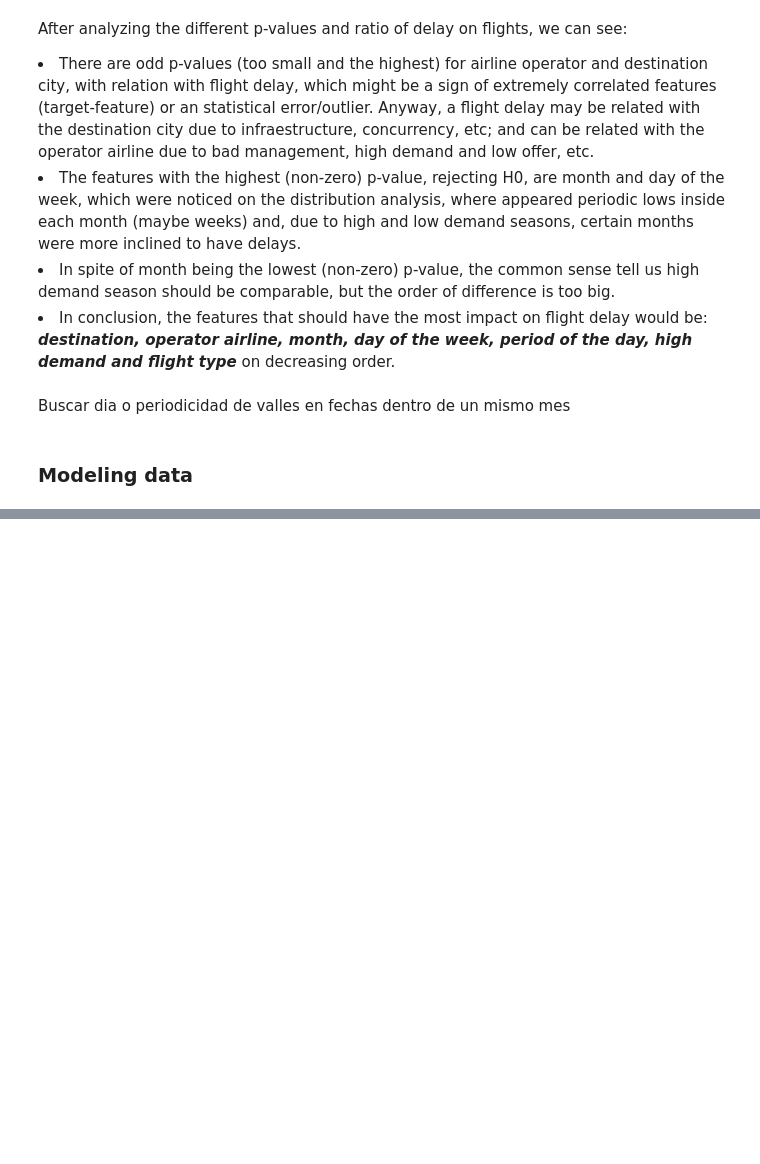
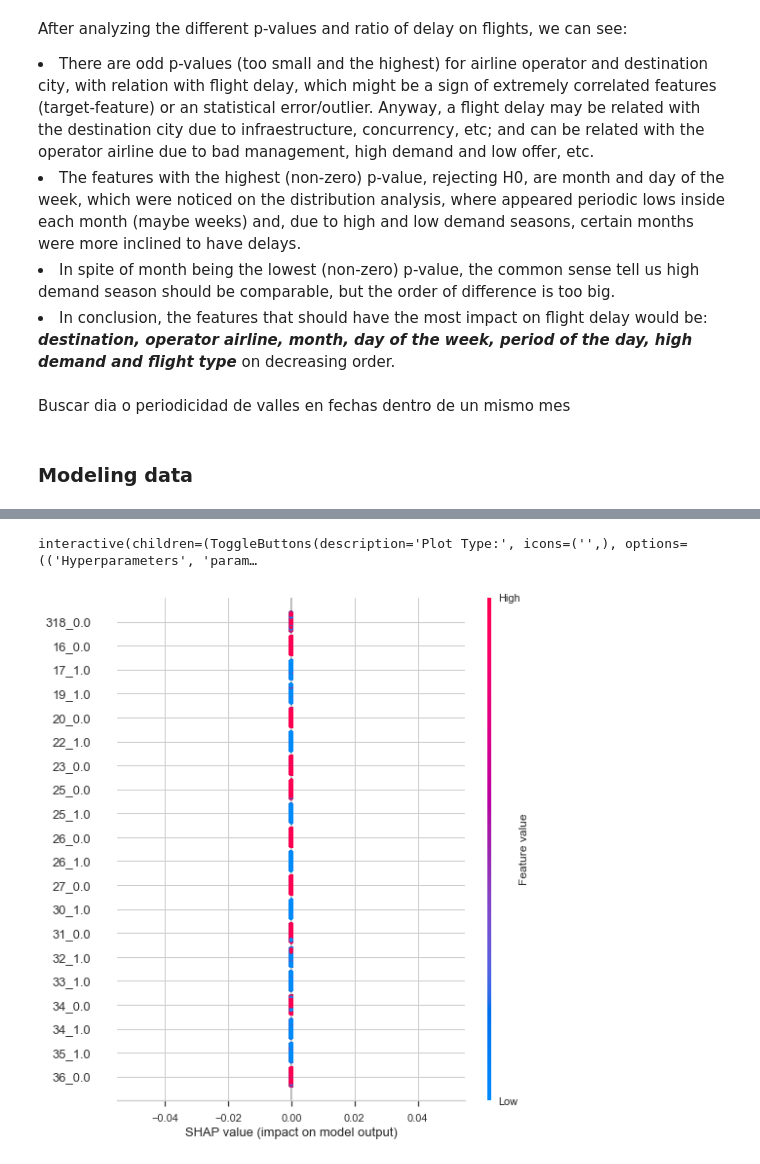
Before and after one commit to XxZeroGravityxX/Flight_delay_study, a Jupyter notebook: solution.ipynb, the cells around one changed output, grey strips where cells are left out. Drawn from its saved outputs; the diff is of its cells as text; code cells hidden in the pictures; blank space fills up the shorter version.

Commit message:
feat(model): Add some changes to correlation analysis. Add model comparison and training using pycaret (EDA).

```diff
--- a/solution.ipynb
+++ b/solution.ipynb
@@ -457,0 +476,4 @@ Buscar dia o periodicidad de valles en fechas dentro de un mismo mes
+# %%
+# Avoid high correlated features
+data_train = new_data.drop(columns=['dif_min', 'Fecha-O', 'Fecha-I', 'Vlo-O', 'Vlo-I', 'atraso_15'])
+print(data_train.columns)
@@ -457,0 +599,11 @@ Buscar dia o periodicidad de valles en fechas dentro de un mismo mes
+# %%
+label = 'dif_min_binary'
+data = data_train.copy()#.iloc[:50].copy()
+
+# Find best model
+best_model = make_experiment(label, data, ['rf'])
+
+# Print label used
+print(f"Label used = {label}")
+# Print best model
+print(f"Best model = {best_model}")
@@ -457,0 +622,5 @@ Buscar dia o periodicidad de valles en fechas dentro de un mismo mes
+# %%
+# Tune hyperparameters of best model
+tuned_best_model = tune_model(best_model, n_iter=50, optimize = 'Recall')
+# Print tuned best model
+print(f"Tuned best model = {tuned_best_model}")
@@ -457,0 +649,10 @@ Buscar dia o periodicidad de valles en fechas dentro de un mismo mes
+# %%
+# Plots for evaluation of model
+evaluate_model(tuned_best_model)
+# %% [output]
+interactive(children=(ToggleButtons(description='Plot Type:', icons=('',), options=(('Hyperparameters', 'param…
+# %%
+# Plots for interpretation of model
+interpret_model(tuned_best_model, plot='summary')
+# %% [output]
+[figure, added]
```
Also changed, not shown: parts of 19 cells of this notebook, 1 other file.
